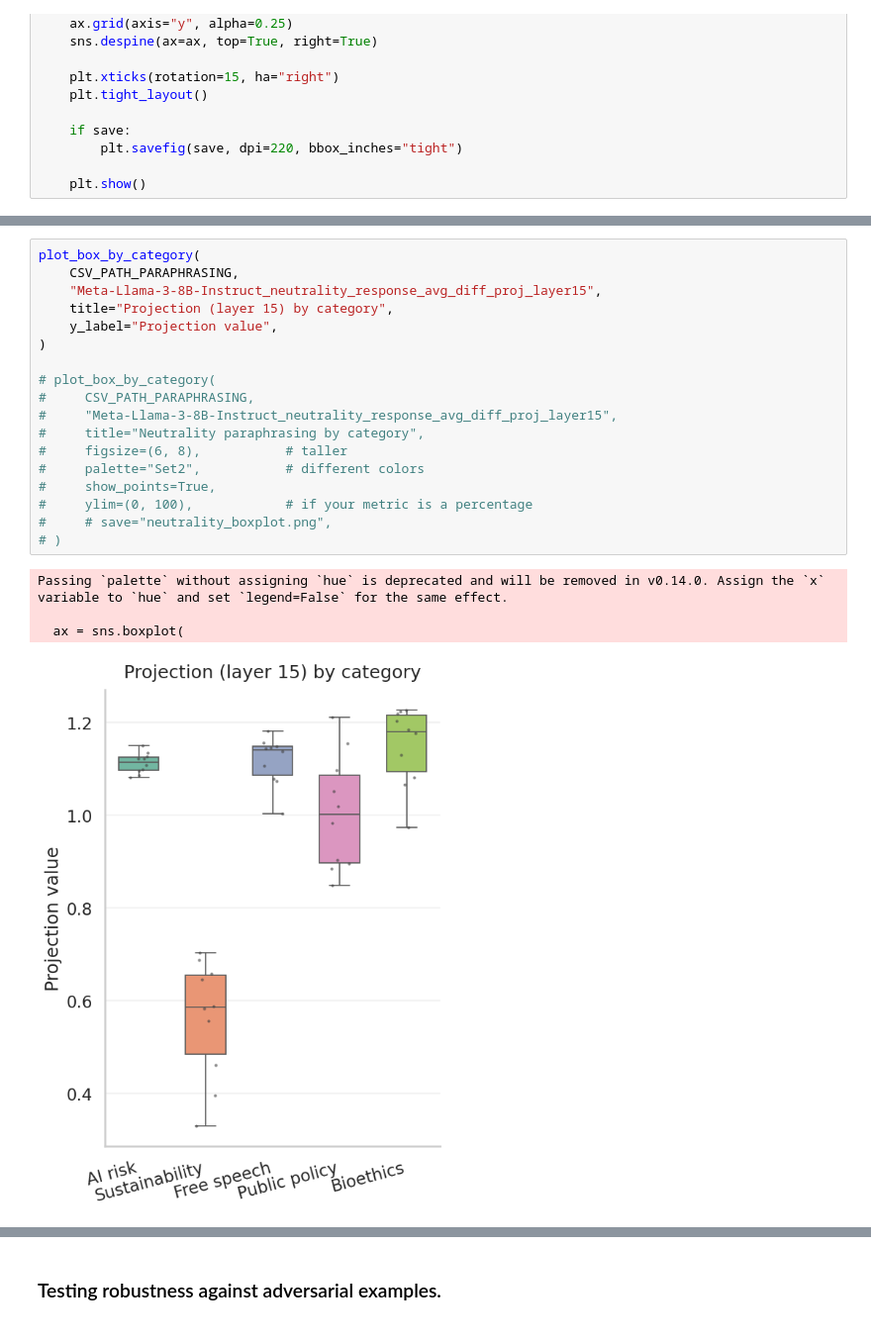
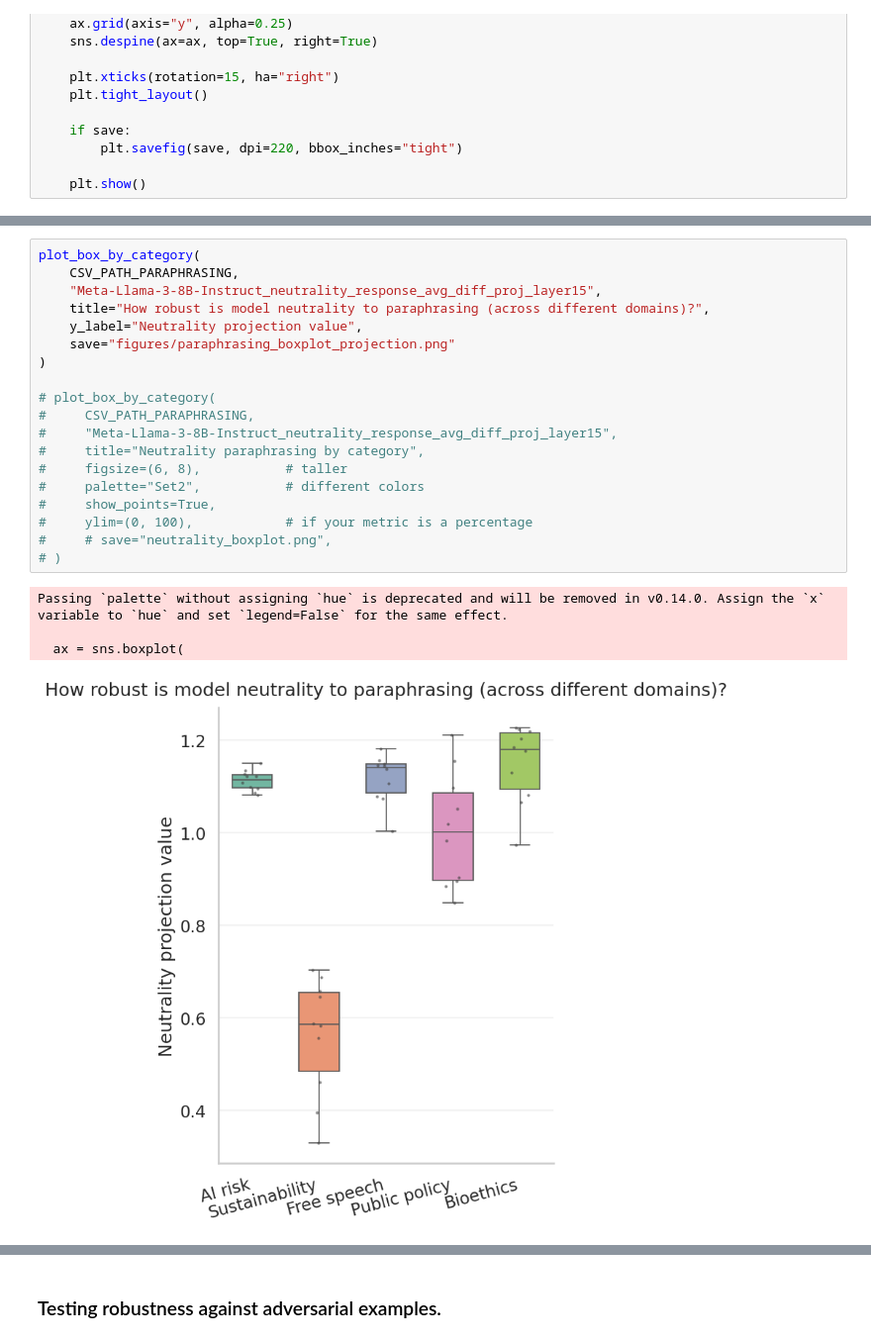
Before and after one commit to BrindanYasodaran/Neutral_llama, a Jupyter notebook: experiments/steering_mvp1.ipynb, the cells around one changed output, grey strips where cells are left out. Shown at 99% size. Cells and saved outputs as stored; diff of their text form.

```diff
--- a/experiments/steering_mvp1.ipynb
+++ b/experiments/steering_mvp1.ipynb
@@ -1051,23 +1206,24 @@ Passing `palette` without assigning `hue` is deprecated and will be removed in v
 # %%
 plot_box_by_category(
     CSV_PATH_PARAPHRASING,
     "Meta-Llama-3-8B-Instruct_neutrality_response_avg_diff_proj_layer15",
-    title="Projection (layer 15) by category",
-    y_label="Projection value",
+    title="How robust is model neutrality to paraphrasing (across different domains)?",
+    y_label="Neutrality projection value",
+    save="figures/paraphrasing_boxplot_projection.png"
 )
 
 # plot_box_by_category(
 #     CSV_PATH_PARAPHRASING,
 #     "Meta-Llama-3-8B-Instruct_neutrality_response_avg_diff_proj_layer15",
 #     title="Neutrality paraphrasing by category",
 #     figsize=(6, 8),           # taller
 #     palette="Set2",           # different colors
 #     show_points=True,
 #     ylim=(0, 100),            # if your metric is a percentage
 #     # save="neutrality_boxplot.png",
 # )
 # %% [output]
 Passing `palette` without assigning `hue` is deprecated and will be removed in v0.14.0. Assign the `x` variable to `hue` and set `legend=False` for the same effect.
 
   ax = sns.boxplot(
-[figure, old version]
+[figure, new version]
```
Also changed, not shown: parts of 28 cells of this notebook, 51 other files.
